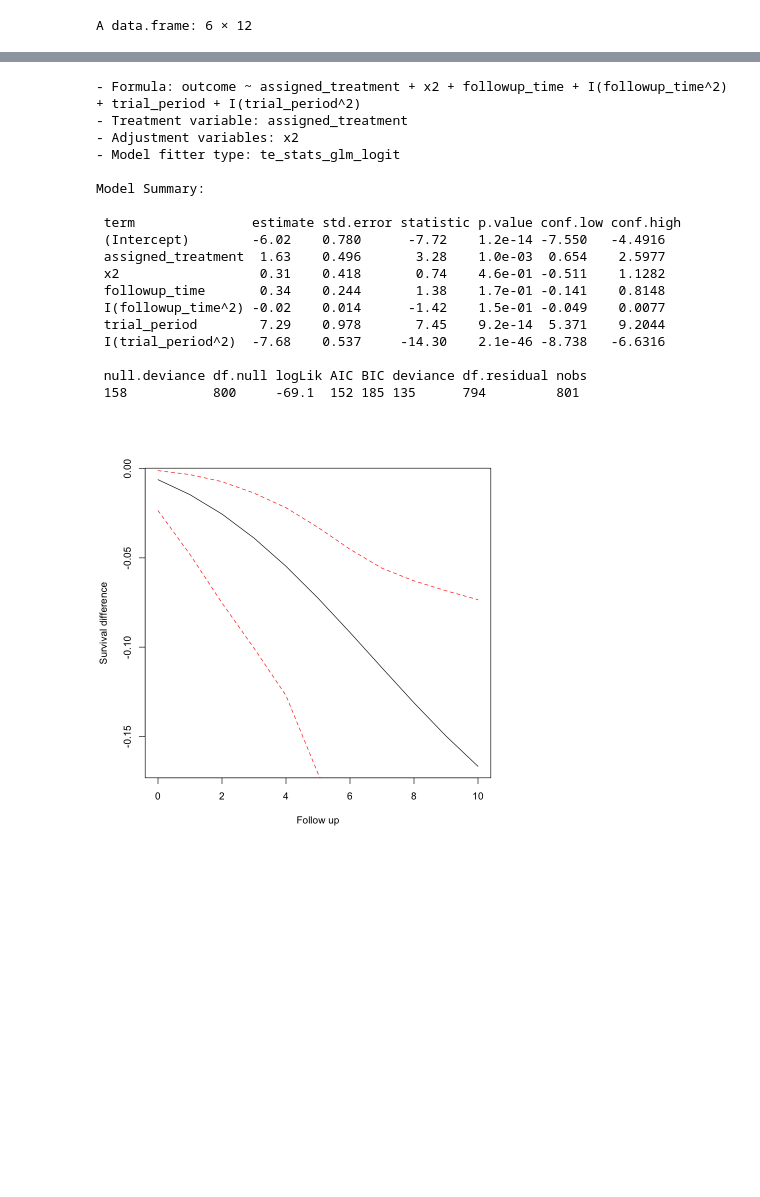
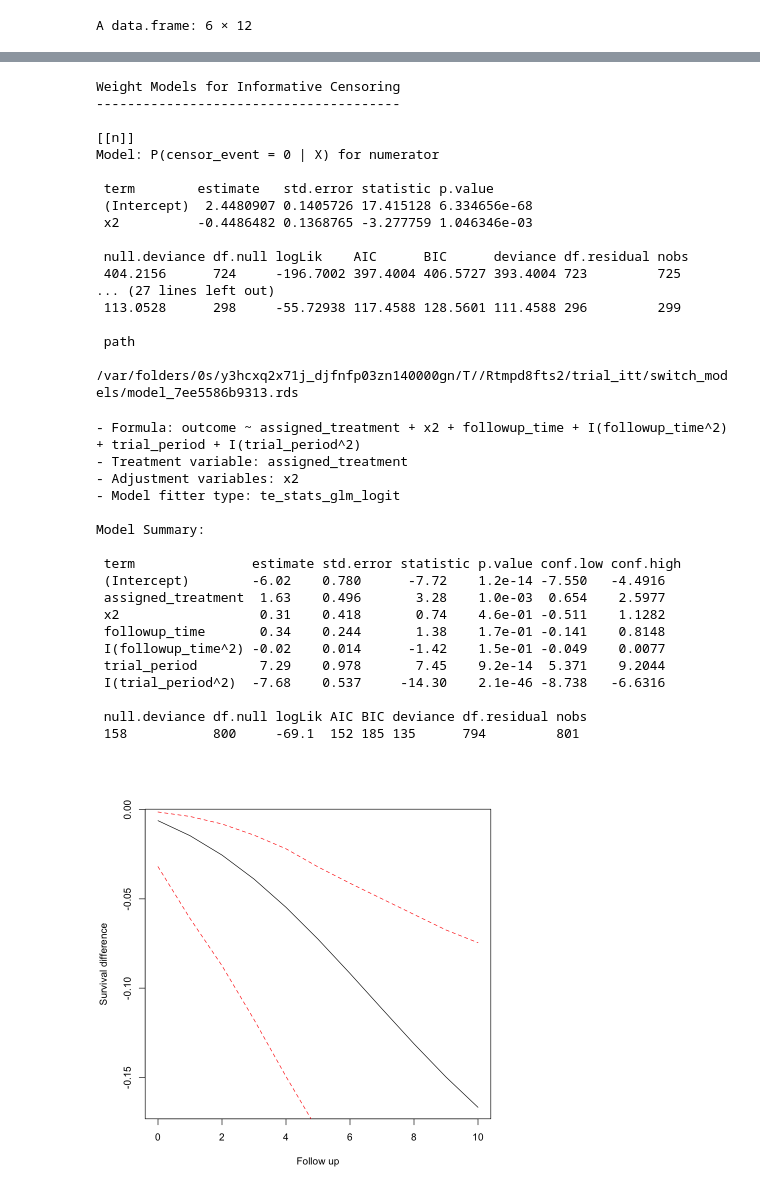
Before and after one commit to deebonachita/TTE, a Jupyter notebook: ITT (Intention to Treat)/ITT_R.ipynb, the cells around one changed output, grey strips where cells are left out. Drawn from its saved outputs; the diff is of its cells as text; code cells hidden in the pictures; blank space fills up the shorter version.

```diff
--- a/ITT (Intention to Treat)/ITT_R.ipynb
+++ b/ITT (Intention to Treat)/ITT_R.ipynb
@@ -42,6 +42,8 @@ trial_itt <- set_censor_weight_model(
   pool_models  = "numerator",
   model_fitter = stats_glm_logit(save_path = file.path(trial_itt_dir, "switch_models"))
 )
+
+trial_itt@censor_weights
 
 # 4. Calculate Weights
 trial_itt <- calculate_weights(trial_itt)
@@ -136,19 +126,36 @@ Model: P(censor_event = 0 | X) for numerator
-- Formula: outcome ~ assigned_treatment + x2 + followup_time + I(followup_time^2) + trial_period + I(trial_period^2)
-- Treatment variable: assigned_treatment
-- Adjustment variables: x2
-- Model fitter type: te_stats_glm_logit
+Weight Models for Informative Censoring
+---------------------------------------
 
-Model Summary:
+[[n]]
+Model: P(censor_event = 0 | X) for numerator
 
- term               estimate std.error statistic p.value conf.low conf.high
- (Intercept)        -6.02    0.780      -7.72    1.2e-14 -7.550   -4.4916
- assigned_treatment  1.63    0.496       3.28    1.0e-03  0.654    2.5977
- x2                  0.31    0.418       0.74    4.6e-01 -0.511    1.1282
- followup_time       0.34    0.244       1.38    1.7e-01 -0.141    0.8148
- I(followup_time^2) -0.02    0.014      -1.42    1.5e-01 -0.049    0.0077
- trial_period        7.29    0.978       7.45    9.2e-14  5.371    9.2044
- I(trial_period^2)  -7.68    0.537     -14.30    2.1e-46 -8.738   -6.6316
+ term        estimate   std.error statistic p.value
+ (Intercept)  2.4480907 0.1405726 17.415128 6.334656e-68
+ x2          -0.4486482 0.1368765 -3.277759 1.046346e-03
 
- null.deviance df.null logLik AIC BIC deviance df.residual nobs
- 158           800     -69.1  152 185 135      794         801
+ null.deviance df.null logLik    AIC      BIC      deviance df.residual nobs
+ 404.2156      724     -196.7002 397.4004 406.5727 393.4004 723         725
+... (27 lines left out)
+ 113.0528      298     -55.72938 117.4588 128.5601 111.4588 296         299
+
+ path
+ /var/folders/0s/y3hcxq2x71j_djfnfp03zn140000gn/T//Rtmpd8fts2/trial_itt/switch_models/model_7ee5586b9313.rds
+- Formula: outcome ~ assigned_treatment + x2 + followup_time + I(followup_time^2) + trial_period + I(trial_period^2)
+- Treatment variable: assigned_treatment
+- Adjustment variables: x2
+- Model fitter type: te_stats_glm_logit
+
+Model Summary:
+
+ term               estimate std.error statistic p.value conf.low conf.high
+ (Intercept)        -6.02    0.780      -7.72    1.2e-14 -7.550   -4.4916
+ assigned_treatment  1.63    0.496       3.28    1.0e-03  0.654    2.5977
+ x2                  0.31    0.418       0.74    4.6e-01 -0.511    1.1282
+ followup_time       0.34    0.244       1.38    1.7e-01 -0.141    0.8148
+ I(followup_time^2) -0.02    0.014      -1.42    1.5e-01 -0.049    0.0077
+ trial_period        7.29    0.978       7.45    9.2e-14  5.371    9.2044
+ I(trial_period^2)  -7.68    0.537     -14.30    2.1e-46 -8.738   -6.6316
+
+ null.deviance df.null logLik AIC BIC deviance df.residual nobs
+ 158           800     -69.1  152 185 135      794         801
-[figure, old version]
+[figure, new version]
```
Also changed, not shown: parts of 1 cell of this notebook, 8 other files.
